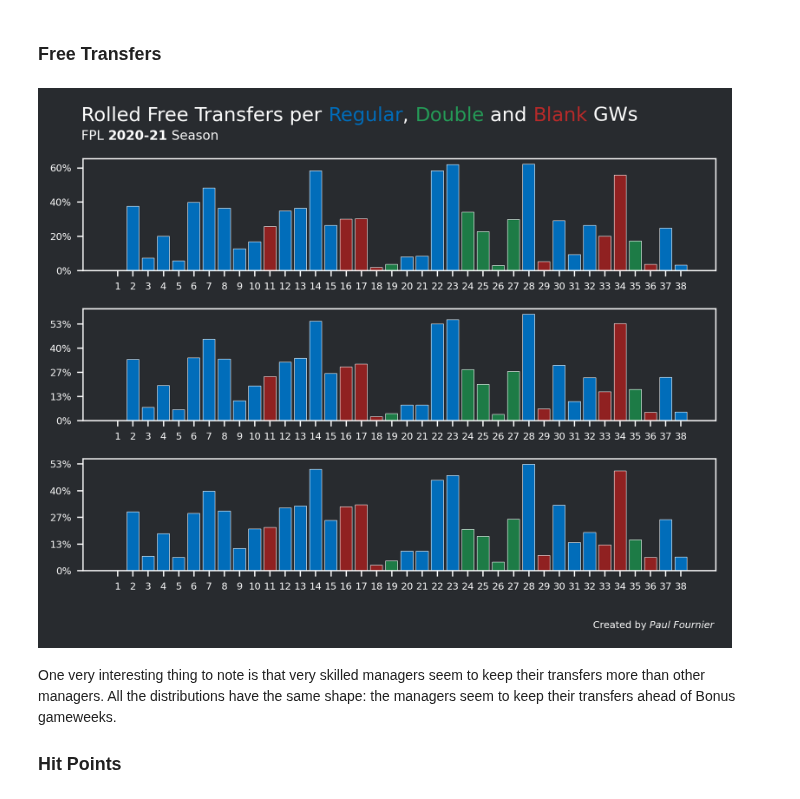
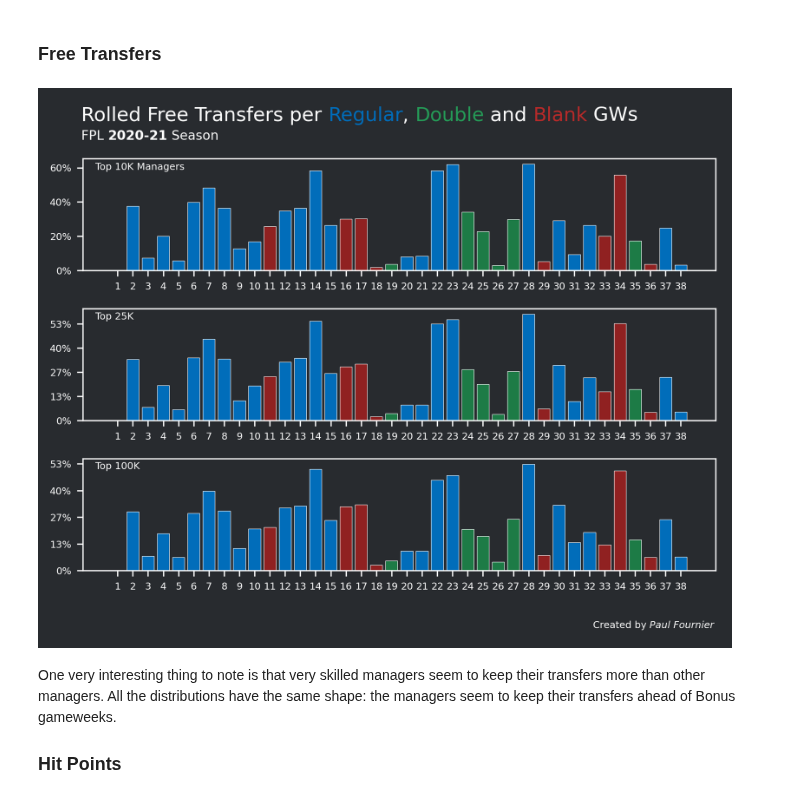
Before and after one commit to Fournierp/FPL, a Jupyter notebook: analysis/transfer.ipynb, the cells around one changed output. Drawn from its saved outputs; the diff is of its cells as text; code cells hidden in the pictures.

```diff
--- a/analysis/transfer.ipynb
+++ b/analysis/transfer.ipynb
@@ -37,7 +37,7 @@ for gw in range(1, 39):
 import glob
 import os
 
-path = '../data/fpl_official/20-21/season/processed/'
+path = '../data/fpl_official/2020-21/season/processed/'
 all_files = (
     glob.glob(os.path.join(path, "free_transfers_[0-9][0-9][0-9][0-9].csv")) +
     glob.glob(os.path.join(path, "free_transfers_[0-9][0-9][0-9][0-9][0-9].csv")) +
@@ -130,34 +130,47 @@ for k, v in gw_type.items():
         patches[k-1].set_color('#1D7B46')
         patches[k-1].set_edgecolor('w')
 axs[2].set_xticks(np.arange(1, 39), minor=False)
 vals = axs[2].get_yticks() / 75000
 axs[2].set_yticklabels(['{:,.0%}'.format(x) for x in vals])
 
 fig_text(
     x=0.07, y=1.075,
     s="Rolled Free Transfers per <Regular>, <Double> and <Blank> GWs",
     highlight_textprops=[
         {"color": '#016DBA'},
         {"color": '#259C58'},
         {"color": '#B82A2A'},
         ],
     fontsize=12, fontfamily=title_font, color=text_color, alpha=1)
 fig_text(
     x=0.07, y=1.025,
     s="FPL <2020-21> Season",
     highlight_textprops=[{"fontweight": "bold"}],
     fontsize=8, fontfamily=title_font, color=text_color, alpha=1)
 
 fig_text(
+    x=0.09, y=0.955,
+    s="Top 10K Managers",
+    fontsize=6, fontfamily=title_font, color=text_color, alpha=1)
+fig_text(
+    x=0.09, y=0.635,
+    s="Top 25K",
+    fontsize=6, fontfamily=title_font, color=text_color, alpha=1)
+fig_text(
+    x=0.09, y=0.315,
+    s="Top 100K",
+    fontsize=6, fontfamily=title_font, color=text_color, alpha=1)
+
+fig_text(
     x=0.8, y=-0.025,
     s="Created by <Paul Fournier>",
     highlight_textprops=[{"fontstyle": "italic"}],
     fontsize=6, fontfamily=watermark_font, color=text_color)
 
 plt.tight_layout()
 plt.show()
 # %% [output]
-[figure, old version]
+[figure, new version]
 # %% [markdown]
 One very interesting thing to note is that very skilled managers seem to keep their transfers more than other managers. All the distributions have the same shape: the managers seem to keep their transfers ahead of Bonus gameweeks.
 
```
Also changed, not shown: parts of 5 cells of this notebook.
